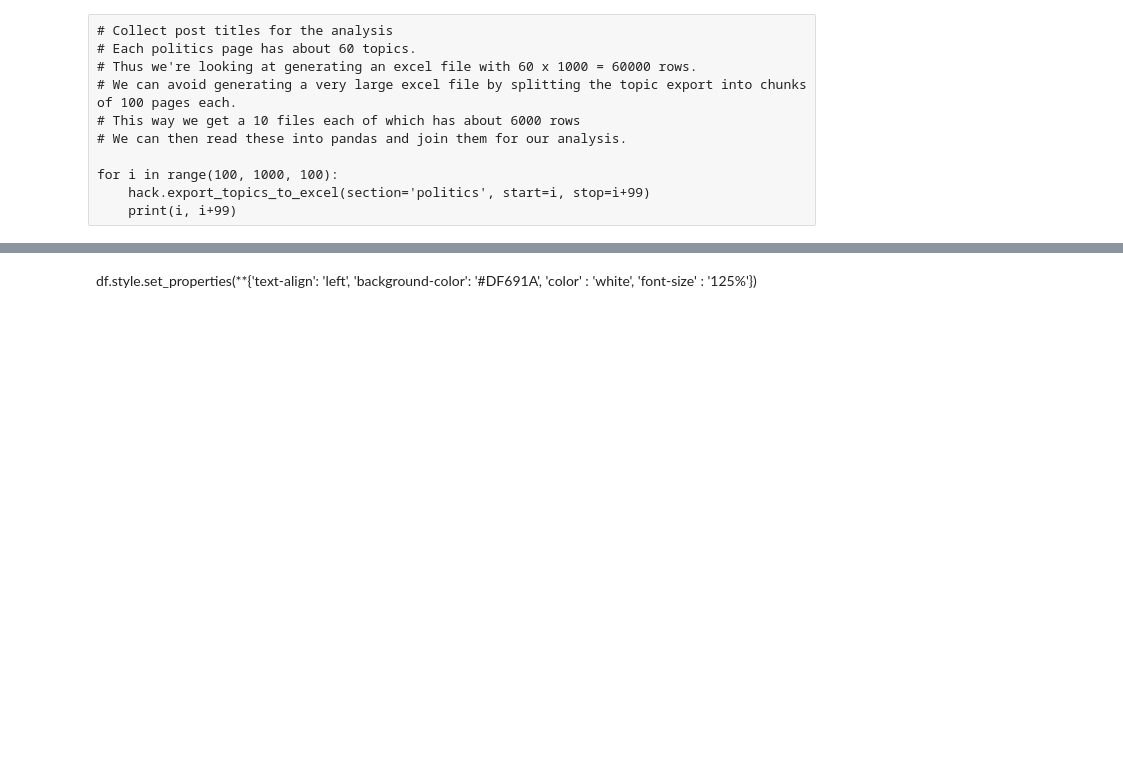
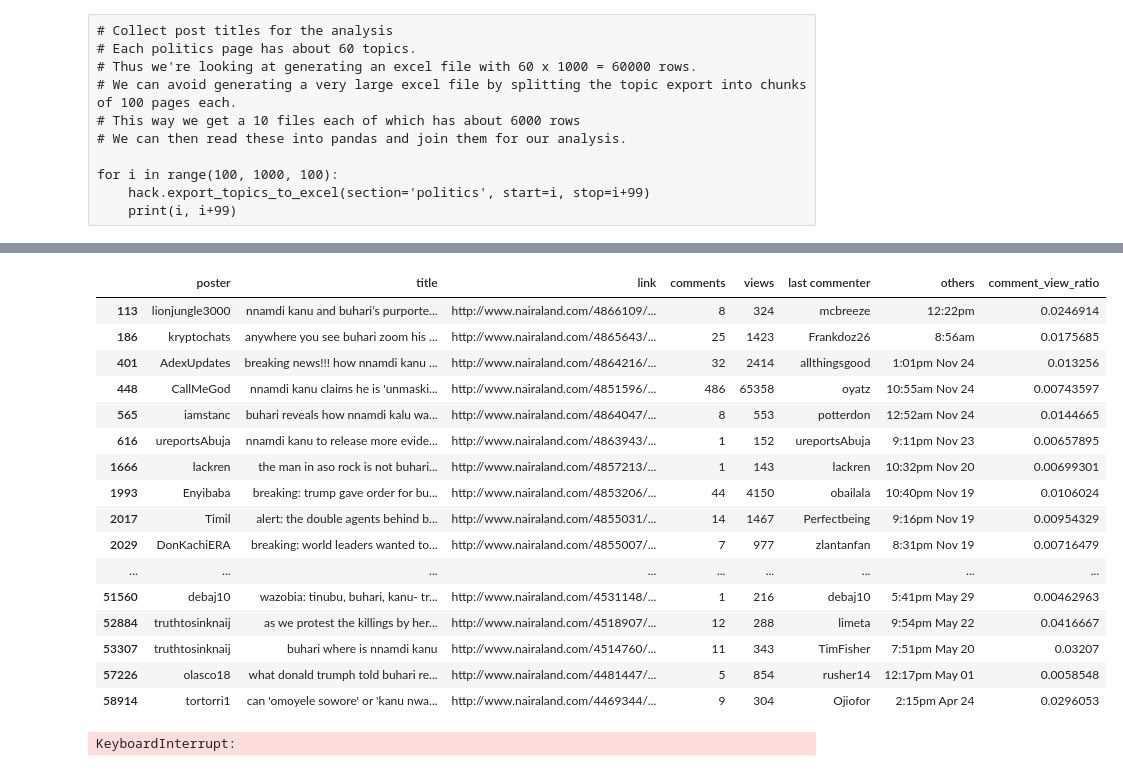
Before and after one commit to chidimo/hack-nairaland, a Jupyter notebook: politics-analysis.ipynb, the cells around one changed output, grey strips where cells are left out. Cells and saved outputs as stored; diff of their text form; code cells hidden in the pictures; blank space fills up the shorter version.

```diff
--- a/politics-analysis.ipynb
+++ b/politics-analysis.ipynb
@@ -54,4 +54,5 @@ atiku = df.title.str.contains('atiku')
 nnamdi = df.title.str.contains('nnamdi')
 biafra = df.title.str.contains('biafra')
 kanu = df.title.str.contains('kanu')
-mask = buhari & kanu
+nwankwo = df.title.str.contains('nwankwo')
+mask = buhari & (kanu | nnamdi)
@@ -79,2 +59,24 @@ df[mask]
-# %% [markdown]
-df.style.set_properties(**{'text-align': 'left', 'background-color': '#DF691A', 'color' : 'white', 'font-size' : '125%'})
+# %%
+df[mask].style.set_properties(**{'text-align': 'left', 'background-color': '#DF691A', 'color' : 'white', 'font-size' : '125%'})
+# %% [output]
+|  | poster | title | link | comments | views | last commenter | others | comment_view_ratio |
+| 113 | lionjungle3000 | nnamdi kanu and buhari’s purporte... | http://www.nairaland.com/4866109/... | 8 | 324 | mcbreeze | 12:22pm | 0.0246914 |
+| 186 | kryptochats | anywhere you see buhari zoom his ... | http://www.nairaland.com/4865643/... | 25 | 1423 | Frankdoz26 | 8:56am | 0.0175685 |
+| 401 | AdexUpdates | breaking news!!! how nnamdi kanu ... | http://www.nairaland.com/4864216/... | 32 | 2414 | allthingsgood | 1:01pm Nov 24 | 0.013256 |
+| 448 | CallMeGod | nnamdi kanu claims he is 'unmaski... | http://www.nairaland.com/4851596/... | 486 | 65358 | oyatz | 10:55am Nov 24 | 0.00743597 |
+| 565 | iamstanc | buhari reveals how nnamdi kalu wa... | http://www.nairaland.com/4864047/... | 8 | 553 | potterdon | 12:52am Nov 24 | 0.0144665 |
+| 616 | ureportsAbuja | nnamdi kanu to release more evide... | http://www.nairaland.com/4863943/... | 1 | 152 | ureportsAbuja | 9:11pm Nov 23 | 0.00657895 |
+| 1666 | lackren | the man in aso rock is not buhari... | http://www.nairaland.com/4857213/... | 1 | 143 | lackren | 10:32pm Nov 20 | 0.00699301 |
+| 1993 | Enyibaba | breaking: trump gave order for bu... | http://www.nairaland.com/4853206/... | 44 | 4150 | obailala | 10:40pm Nov 19 | 0.0106024 |
+| 2017 | Timil | alert: the double agents behind b... | http://www.nairaland.com/4855031/... | 14 | 1467 | Perfectbeing | 9:16pm Nov 19 | 0.00954329 |
+| 2029 | DonKachiERA | breaking: world leaders wanted to... | http://www.nairaland.com/4855007/... | 7 | 977 | zlantanfan | 8:31pm Nov 19 | 0.00716479 |
+| ... | ... | ... | ... | ... | ... | ... | ... | ... |
+| 51560 | debaj10 | wazobia: tinubu, buhari, kanu- tr... | http://www.nairaland.com/4531148/... | 1 | 216 | debaj10 | 5:41pm May 29 | 0.00462963 |
+| 52884 | truthtosinknaij | as we protest the killings by her... | http://www.nairaland.com/4518907/... | 12 | 288 | limeta | 9:54pm May 22 | 0.0416667 |
+| 53307 | truthtosinknaij | buhari where is nnamdi kanu | http://www.nairaland.com/4514760/... | 11 | 343 | TimFisher | 7:51pm May 20 | 0.03207 |
+| 57226 | olasco18 | what donald trumph told buhari re... | http://www.nairaland.com/4481447/... | 5 | 854 | rusher14 | 12:17pm May 01 | 0.0058548 |
+| 58914 | tortorri1 | can 'omoyele sowore' or 'kanu nwa... | http://www.nairaland.com/4469344/... | 9 | 304 | Ojiofor | 2:15pm Apr 24 | 0.0296053 |
+# %%
+df.style.set_properties(**{'text-align': 'left', 'background-color': '#DF691A', 'color' : 'white', 'font-size' : '125%'})
+# %% [output]
+KeyboardInterrupt:
```
Also changed, not shown: parts of 1 cell of this notebook, 2 other files.
